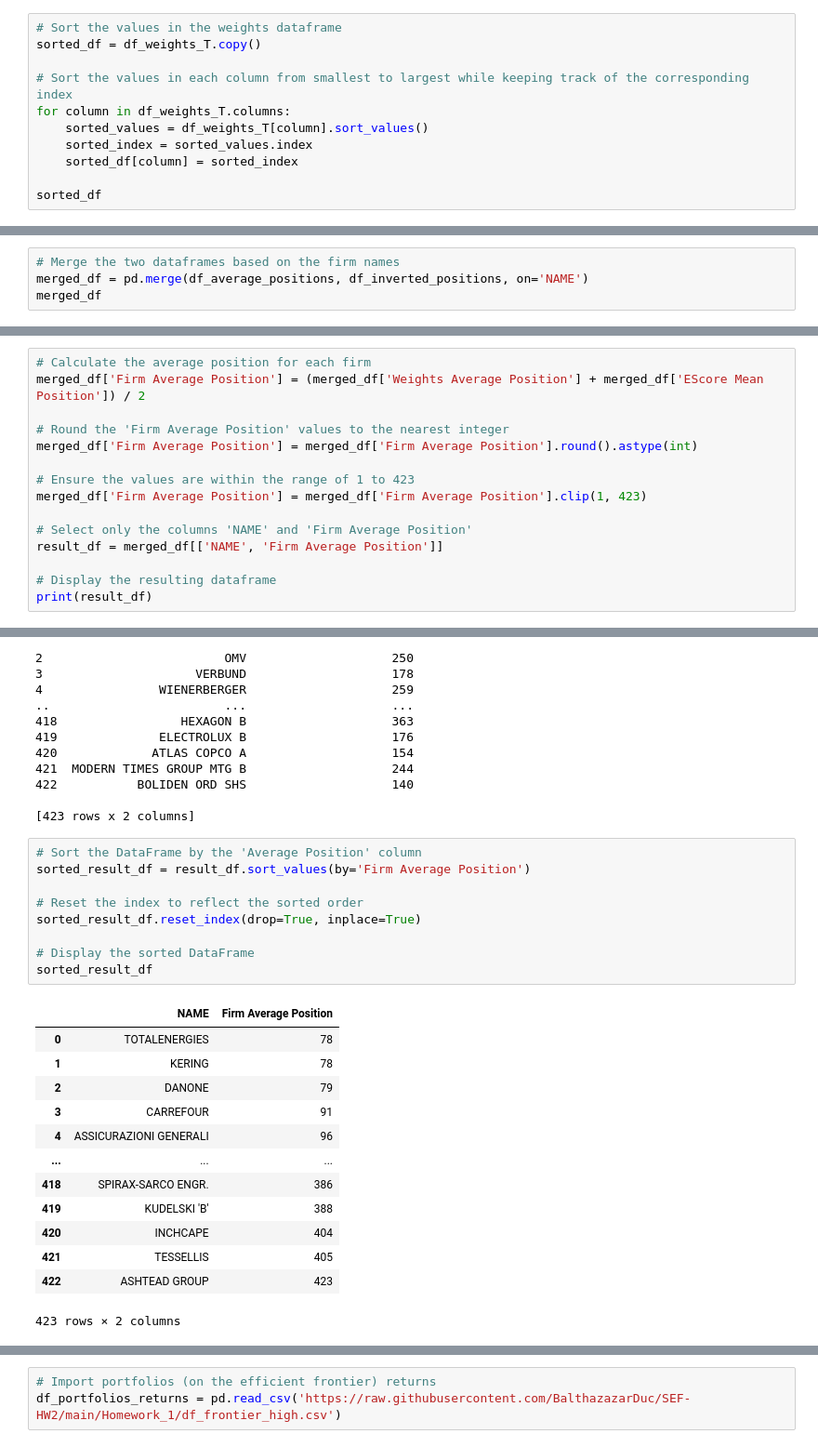
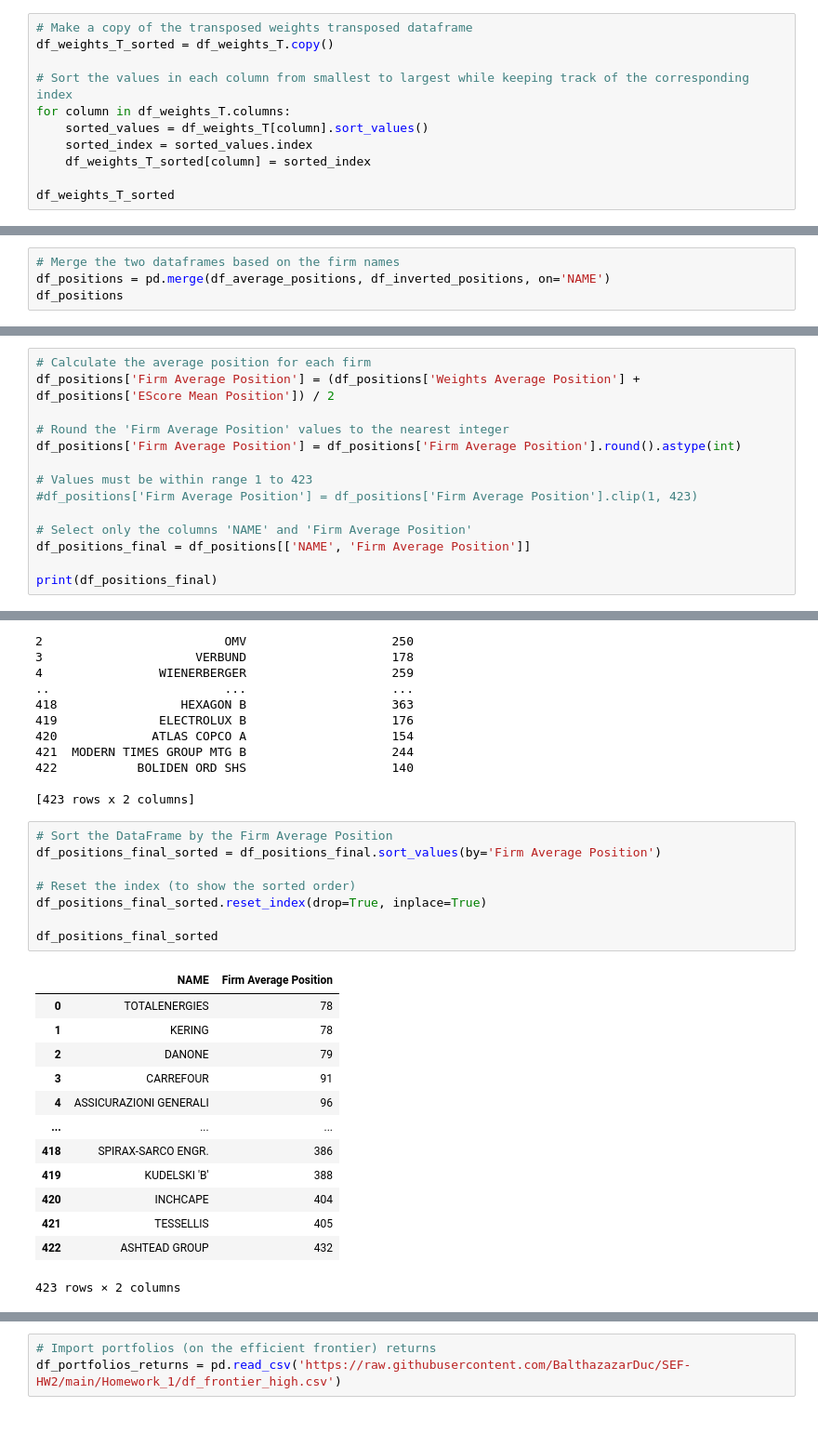
Before and after one commit to BalthazazarDuc/SEF-HW2, a Jupyter notebook: EX1.ipynb, the cells around one changed output, grey strips where cells are left out. Shown at 93% size. Saved outputs shown, nothing was run; the diff lists cells and outputs as text.

```diff
--- a/EX1.ipynb
+++ b/EX1.ipynb
@@ -449,16 +447,16 @@ ASSICURAZIONI GENERALI                          1
 
 [536 rows x 1 columns]
 # %%
-# Sort the values in the weights dataframe
-sorted_df = df_weights_T.copy()
+# Make a copy of the transposed weights transposed dataframe
+df_weights_T_sorted = df_weights_T.copy()
 
 # Sort the values in each column from smallest to largest while keeping track of the corresponding index
 for column in df_weights_T.columns:
     sorted_values = df_weights_T[column].sort_values()
     sorted_index = sorted_values.index
-    sorted_df[column] = sorted_index
+    df_weights_T_sorted[column] = sorted_index
 
-sorted_df
+df_weights_T_sorted
 # %% [output]
 |  | 0 | 1 | 2 | 3 | 4 | 5 | 6 | 7 | 8 | 9 | ... | ... |
 | FLUGHAFEN WIEN | FLUGHAFEN WIEN | RS GROUP | FLUGHAFEN WIEN | BOLIDEN ORD SHS | FLUGHAFEN WIEN | SONAE SGPS | RS GROUP | RS GROUP | FLUGHAFEN WIEN | RS GROUP | ... | ... |
@@ -542,8 +540,8 @@ print(df_average_positions)
 [423 rows x 2 columns]
 # %%
 # Merge the two dataframes based on the firm names
-merged_df = pd.merge(df_average_positions, df_inverted_positions, on='NAME')
-merged_df
+df_positions = pd.merge(df_average_positions, df_inverted_positions, on='NAME')
+df_positions
 # %% [output]
 |  | NAME | Weights Average Position | EScore Mean Position |
 | 0 | FLUGHAFEN WIEN | 218 | 392 |
@@ -560,19 +558,18 @@ merged_df
 423 rows × 3 columns
 # %%
 # Calculate the average position for each firm
-merged_df['Firm Average Position'] = (merged_df['Weights Average Position'] + merged_df['EScore Mean Position']) / 2
+df_positions['Firm Average Position'] = (df_positions['Weights Average Position'] + df_positions['EScore Mean Position']) / 2
 
 # Round the 'Firm Average Position' values to the nearest integer
-merged_df['Firm Average Position'] = merged_df['Firm Average Position'].round().astype(int)
+df_positions['Firm Average Position'] = df_positions['Firm Average Position'].round().astype(int)
 
-# Ensure the values are within the range of 1 to 423
-merged_df['Firm Average Position'] = merged_df['Firm Average Position'].clip(1, 423)
+# Values must be within range 1 to 423
+#df_positions['Firm Average Position'] = df_positions['Firm Average Position'].clip(1, 423)
 
 # Select only the columns 'NAME' and 'Firm Average Position'
-result_df = merged_df[['NAME', 'Firm Average Position']]
+df_positions_final = df_positions[['NAME', 'Firm Average Position']]
 
-# Display the resulting dataframe
-print(result_df)
+print(df_positions_final)
 # %% [output]
                          NAME  Firm Average Position
 0              FLUGHAFEN WIEN                    305
@@ -589,27 +586,26 @@ print(result_df)
 
 [423 rows x 2 columns]
 # %%
-# Sort the DataFrame by the 'Average Position' column
-sorted_result_df = result_df.sort_values(by='Firm Average Position')
+# Sort the DataFrame by the Firm Average Position
+df_positions_final_sorted = df_positions_final.sort_values(by='Firm Average Position')
 
-# Reset the index to reflect the sorted order
-sorted_result_df.reset_index(drop=True, inplace=True)
+# Reset the index (to show the sorted order)
+df_positions_final_sorted.reset_index(drop=True, inplace=True)
 
-# Display the sorted DataFrame
-sorted_result_df
+df_positions_final_sorted
 # %% [output]
 |  | NAME | Firm Average Position |
 | 0 | TOTALENERGIES | 78 |
 | 1 | KERING | 78 |
 | 2 | DANONE | 79 |
 | 3 | CARREFOUR | 91 |
 | 4 | ASSICURAZIONI GENERALI | 96 |
 | ... | ... | ... |
 | 418 | SPIRAX-SARCO ENGR. | 386 |
 | 419 | KUDELSKI 'B' | 388 |
 | 420 | INCHCAPE | 404 |
 | 421 | TESSELLIS | 405 |
-| 422 | ASHTEAD GROUP | 423 |
+| 422 | ASHTEAD GROUP | 432 |
 423 rows × 2 columns
 # %%
 # Sort the DataFrame by the 'Firm Average Position' column
```
Also changed, not shown: parts of 11 cells of this notebook, 1 other file.
